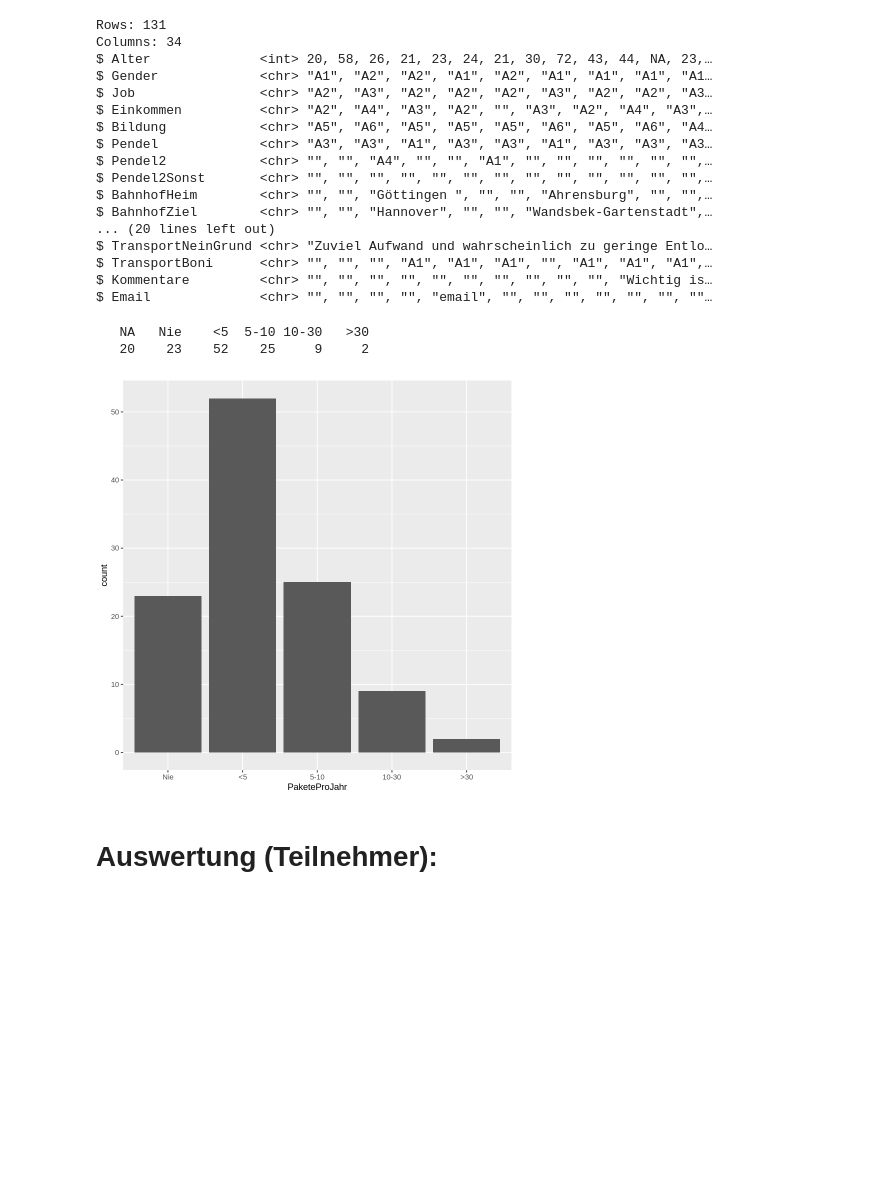
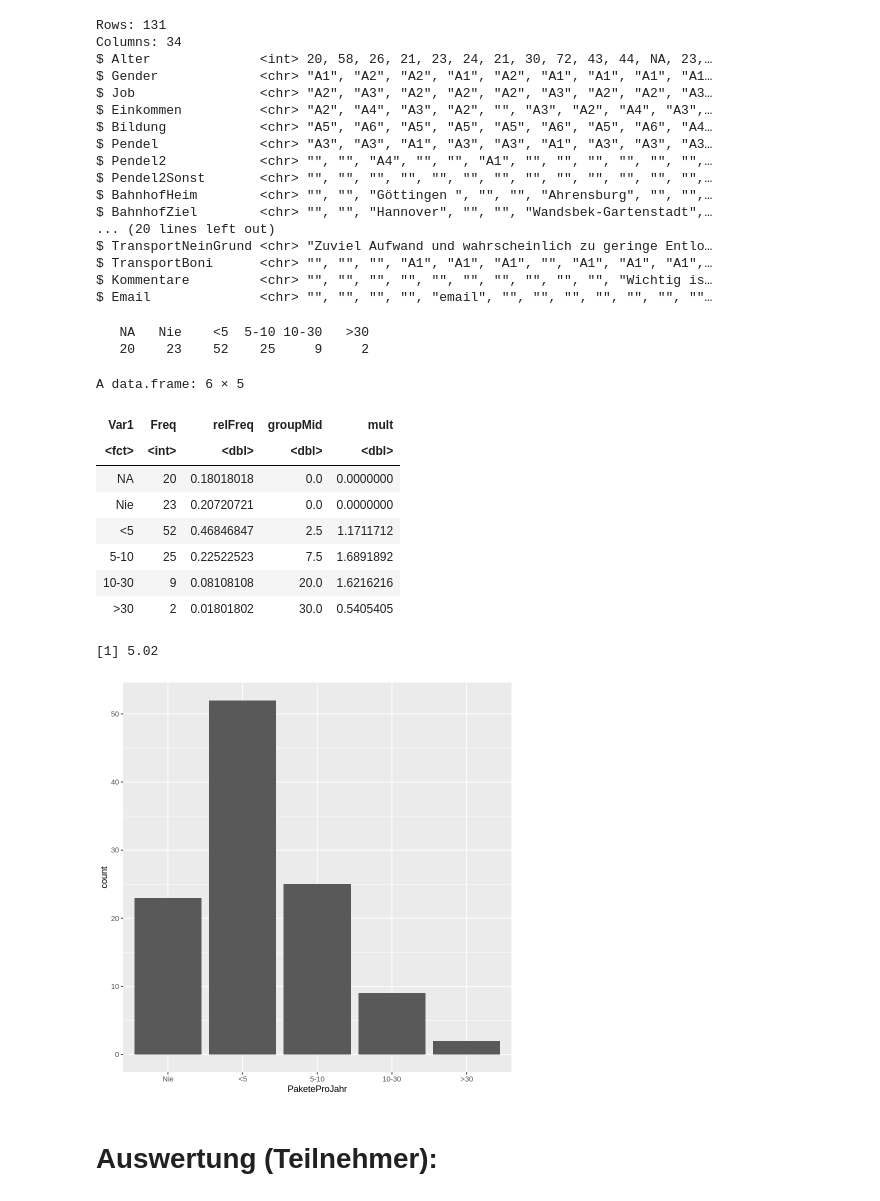
Before and after one commit to MaximeBonnin/DataScience4Entrepreneurs, a Jupyter notebook: Auswertung.ipynb, the cells around one changed output. Saved outputs shown, nothing was run; the diff lists cells and outputs as text; code cells hidden in the pictures; blank space fills up the shorter version.

```diff
--- a/Auswertung.ipynb
+++ b/Auswertung.ipynb
@@ -49,11 +63,32 @@ $ Email              <chr> "", "", "", "", "email", "", "", "", "", "", "", ""
 # %%
 df$PaketeProJahr <- as.factor(df$PaketeProJahr)
 levels(df$PaketeProJahr) <- c("NA", "Nie", "<5", "5-10", "10-30", ">30")
 table(df$PaketeProJahr)
+
+t <- as.data.frame(table(df$PaketeProJahr))
+
+n <- sum(df$PaketeProJahr != "NA")
+t$relFreq <- t$Freq/n
+t$groupMid <- c(0, 0, 2.5, 7.5, 20, 30)
+t$mult <- t$relFreq*t$groupMid
+t
+AvgProJahr <- round(sum(t$mult), 2)
+AvgProJahr
+
 ggplot(subset(df, PaketeProJahr!="NA"), aes(PaketeProJahr)) + geom_bar()
 # %% [output]
    NA   Nie    <5  5-10 10-30   >30
    20    23    52    25     9     2
+A data.frame: 6 × 5
+| Var1 | Freq | relFreq | groupMid | mult |
+| <fct> | <int> | <dbl> | <dbl> | <dbl> |
+| NA | 20 | 0.18018018 | 0.0 | 0.0000000 |
+| Nie | 23 | 0.20720721 | 0.0 | 0.0000000 |
+| <5 | 52 | 0.46846847 | 2.5 | 1.1711712 |
+| 5-10 | 25 | 0.22522523 | 7.5 | 1.6891892 |
+| 10-30 | 9 | 0.08108108 | 20.0 | 1.6216216 |
+| >30 | 2 | 0.01801802 | 30.0 | 0.5405405 |
+[1] 5.02
 [figure]
 # %% [markdown]
 # Auswertung (Teilnehmer):
```
Also changed, not shown: parts of 4 cells of this notebook.
